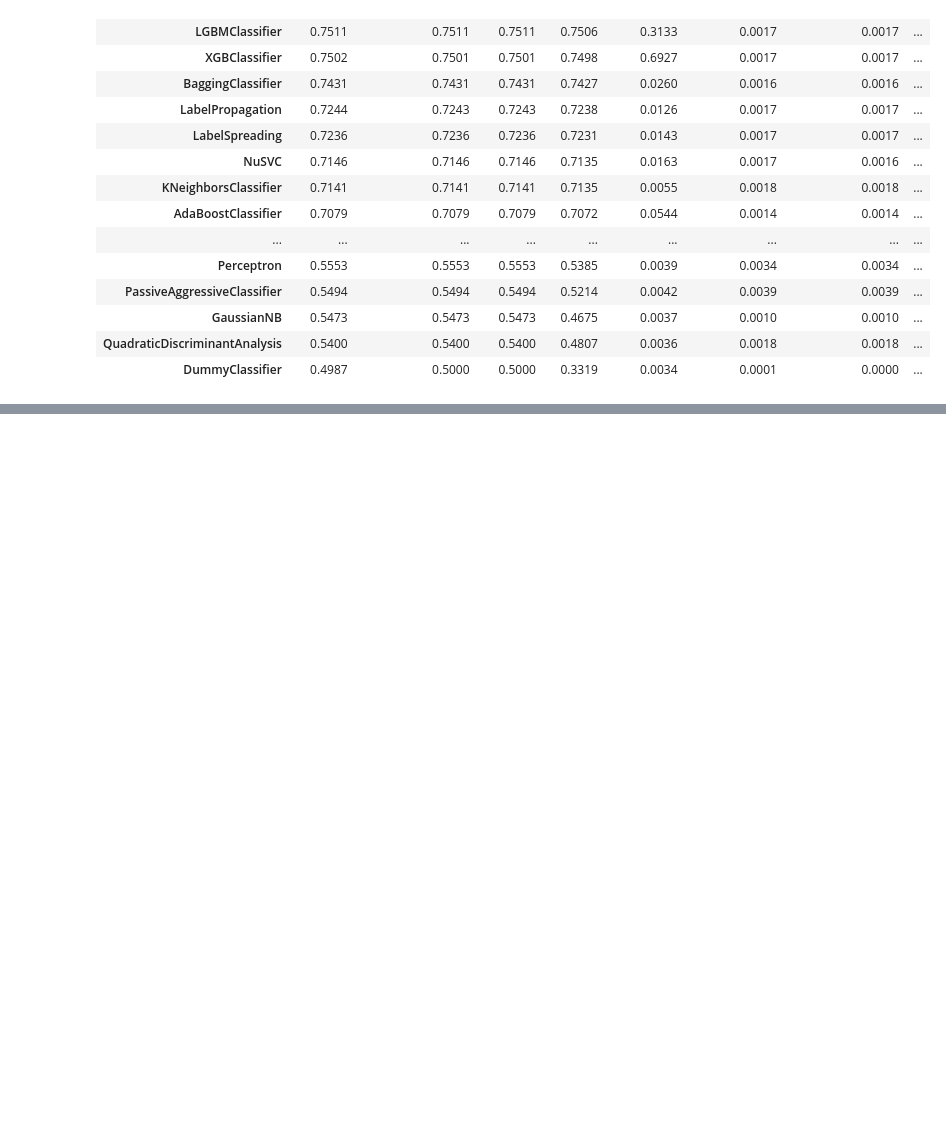
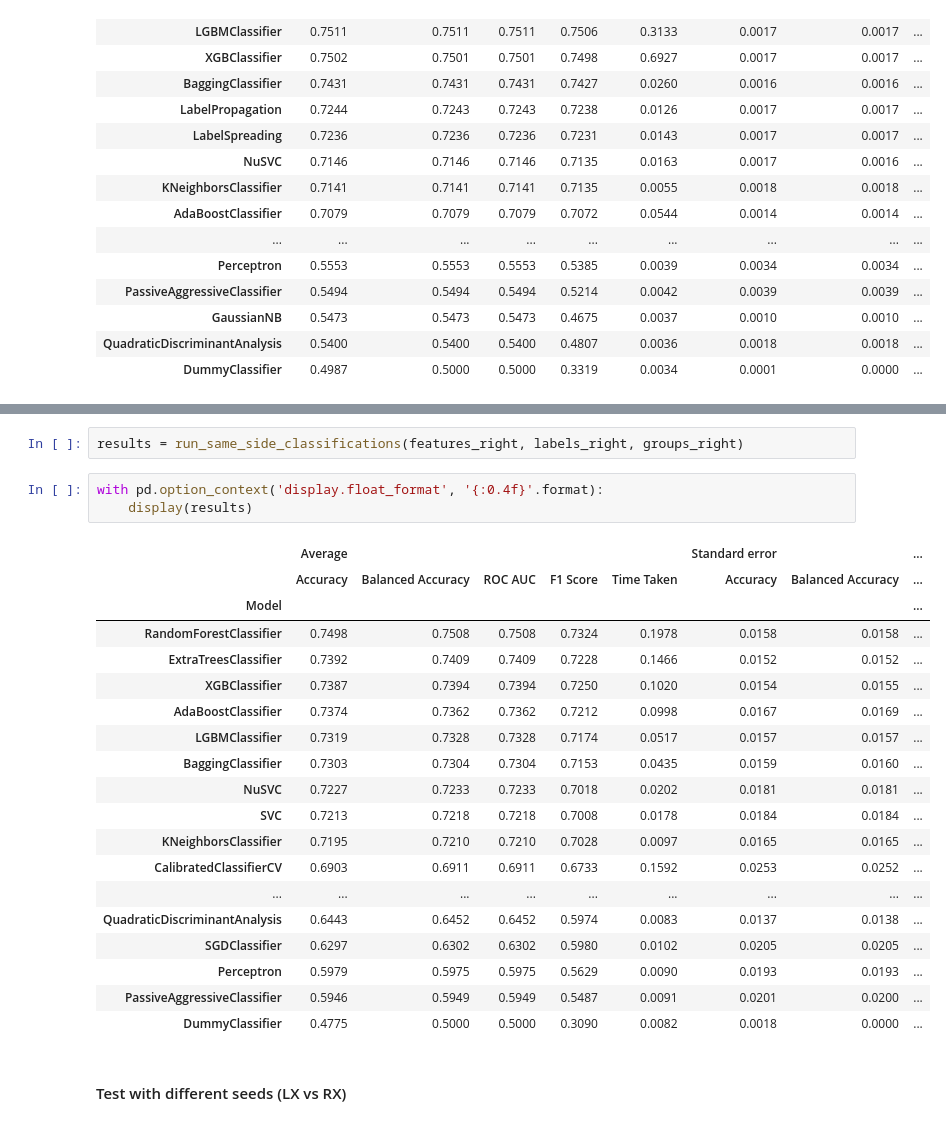
Before and after one commit to LeonardoAlchieri/LateralizationPhysiologicalWearables, a Jupyter notebook: notebooks/data-exploration-usilaughs.ipynb, the cells around one changed output, grey strips where cells are left out. Drawn from its saved outputs; the diff is of its cells as text; blank space fills up the shorter version.

```diff
--- a/notebooks/data-exploration-usilaughs.ipynb
+++ b/notebooks/data-exploration-usilaughs.ipynb
@@ -848,0 +1177,27 @@ pd.set_option('display.precision',2)
+# %%
+results = run_same_side_classifications(features_right, labels_right, groups_right)
+# %%
+with pd.option_context('display.float_format', '{:0.4f}'.format):
+    display(results)
+# %% [output]
+|  | Average |  |  |  |  | Standard error |  | ... |
+|  | Accuracy | Balanced Accuracy | ROC AUC | F1 Score | Time Taken | Accuracy | Balanced Accuracy | ... |
+| Model |  |  |  |  |  |  |  | ... |
+| RandomForestClassifier | 0.7498 | 0.7508 | 0.7508 | 0.7324 | 0.1978 | 0.0158 | 0.0158 | ... |
+| ExtraTreesClassifier | 0.7392 | 0.7409 | 0.7409 | 0.7228 | 0.1466 | 0.0152 | 0.0152 | ... |
+| XGBClassifier | 0.7387 | 0.7394 | 0.7394 | 0.7250 | 0.1020 | 0.0154 | 0.0155 | ... |
+| AdaBoostClassifier | 0.7374 | 0.7362 | 0.7362 | 0.7212 | 0.0998 | 0.0167 | 0.0169 | ... |
+| LGBMClassifier | 0.7319 | 0.7328 | 0.7328 | 0.7174 | 0.0517 | 0.0157 | 0.0157 | ... |
+| BaggingClassifier | 0.7303 | 0.7304 | 0.7304 | 0.7153 | 0.0435 | 0.0159 | 0.0160 | ... |
+| NuSVC | 0.7227 | 0.7233 | 0.7233 | 0.7018 | 0.0202 | 0.0181 | 0.0181 | ... |
+| SVC | 0.7213 | 0.7218 | 0.7218 | 0.7008 | 0.0178 | 0.0184 | 0.0184 | ... |
+| KNeighborsClassifier | 0.7195 | 0.7210 | 0.7210 | 0.7028 | 0.0097 | 0.0165 | 0.0165 | ... |
+| CalibratedClassifierCV | 0.6903 | 0.6911 | 0.6911 | 0.6733 | 0.1592 | 0.0253 | 0.0252 | ... |
+| ... | ... | ... | ... | ... | ... | ... | ... | ... |
+| QuadraticDiscriminantAnalysis | 0.6443 | 0.6452 | 0.6452 | 0.5974 | 0.0083 | 0.0137 | 0.0138 | ... |
+| SGDClassifier | 0.6297 | 0.6302 | 0.6302 | 0.5980 | 0.0102 | 0.0205 | 0.0205 | ... |
+| Perceptron | 0.5979 | 0.5975 | 0.5975 | 0.5629 | 0.0090 | 0.0193 | 0.0193 | ... |
+| PassiveAggressiveClassifier | 0.5946 | 0.5949 | 0.5949 | 0.5487 | 0.0091 | 0.0201 | 0.0200 | ... |
+| DummyClassifier | 0.4775 | 0.5000 | 0.5000 | 0.3090 | 0.0082 | 0.0018 | 0.0000 | ... |
+# %% [markdown]
+#### Test with different seeds (LX vs RX)
```
Also changed, not shown: parts of 30 cells of this notebook.
